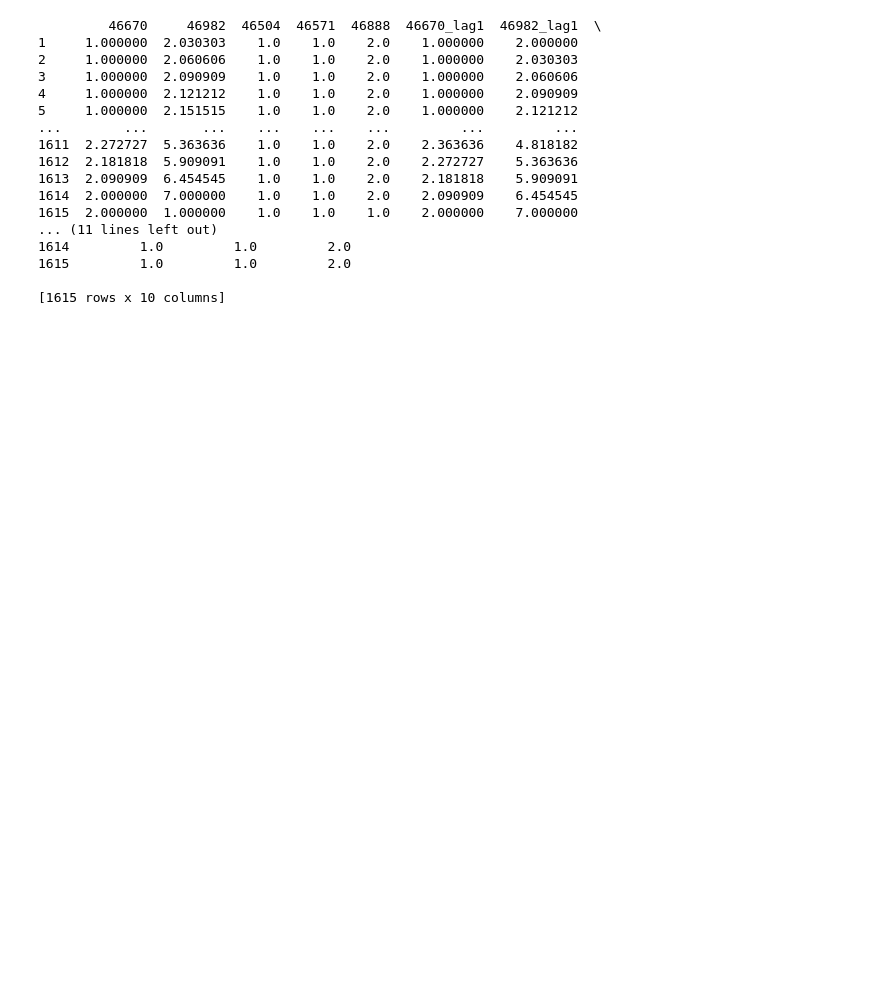
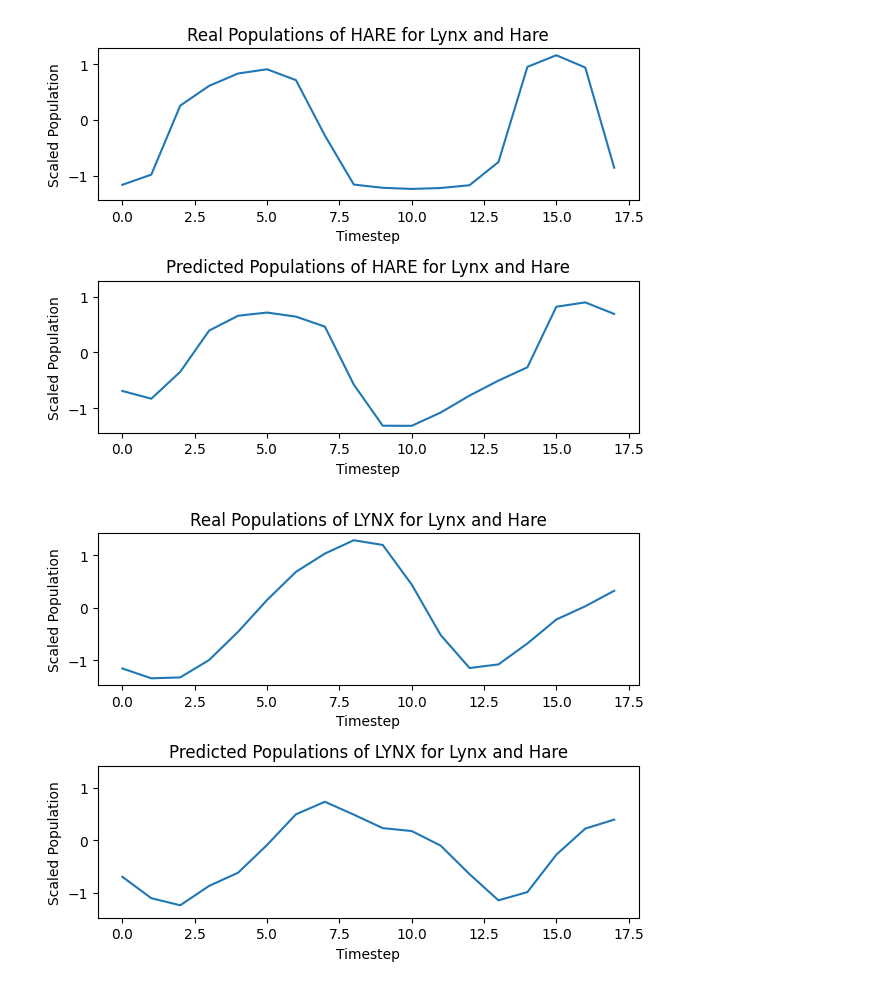
Before and after one commit to ANCP2021/ML-on-Graphs-Project, a Jupyter notebook: Models/GNNs/GCNConv.ipynb, the cells around one changed output. Cells and saved outputs as stored; diff of their text form; code cells hidden in the pictures; blank space fills up the shorter version.

```diff
--- a/Models/GNNs/GCNConv.ipynb
+++ b/Models/GNNs/GCNConv.ipynb
@@ -157,5 +138,61 @@ Final Test MAE: 0.3625452220439911
+# %%
+df = pd.read_csv('Datasets/Lynx_Hare/data.csv', usecols=['DATE', 'HARE', 'LYNX'])
+species = ['HARE', 'LYNX']
+dataset_name = 'Lynx and Hare'
+
+# Create lagged features for one-step ahead prediction
+df['HARE_lag1'] = df['HARE'].shift(1)
+df['LYNX_lag1'] = df['LYNX'].shift(1)
+
+df.dropna(inplace=True)
+
+# Define features (x) and targets (y)
+x = df[['HARE_lag1', 'LYNX_lag1']].values  # previous time step's data as input
+y = df[['HARE', 'LYNX']].values
+
+# Sequential split for training and testing
+split_idx = int(len(x) * 0.8)
+x_train, x_test = x[:split_idx], x[split_idx:]
+y_train, y_test = y[:split_idx], y[split_idx:]
+
+scaler = StandardScaler()
+x_train = scaler.fit_transform(x_train)
+x_test = scaler.transform(x_test)
+
+scaler = StandardScaler()
+y_train = scaler.fit_transform(y_train)
+y_test = scaler.transform(y_test)
+
+# Convert to PyTorch tensors
+x_train = torch.tensor(x_train, dtype=torch.float)
+x_test = torch.tensor(x_test, dtype=torch.float)
+y_train = torch.tensor(y_train, dtype=torch.float)
+y_test = torch.tensor(y_test, dtype=torch.float)
+
+edge_index = torch.tensor([[0], [1]], dtype=torch.long)  # Lynx -> Hare
+
+data_train = Data(x=x_train, edge_index=edge_index)
+data_test = Data(x=x_test, edge_index=edge_index)
+
+y_test_pred = model(data_test).detach().numpy()
+
+for expected, predicted, s  in zip(y_test.T, y_test_pred.T, species):
+    _, (real, pred) = plt.subplots(2, sharey = True)
+    pred.plot(range(len(predicted)), predicted)
+    pred.title.set_text(f'Predicted Populations of {s} for {dataset_name}')
+    pred.set_xlabel('Timestep')
+    pred.set_ylabel('Scaled Population')
+    real.plot(range(len(predicted)), expected)
+    real.title.set_text(f'Real Populations of {s} for {dataset_name}')
+    real.set_xlabel('Timestep')
+    real.set_ylabel('Scaled Population')
+    plt.tight_layout()
+    plt.show()
+# %% [output]
+[figure, added]
+[figure, added]
 # %%
-df = pd.read_csv('../../Datasets/study_373/top_5_373_time.csv', usecols=['46670', '46982', '46504', '46571', '46888'])
+df = pd.read_csv('Datasets/study_373/top_5_373_time.csv', usecols=['46670', '46982', '46504', '46571', '46888'])
 """
 46670  [Nyctereutes procyonoides]     Common Raccoon Dog      -> Rodents, Japanese Hare
 46982  [Sus scrofa]				      Wild Boar               -> Rodents, Japanese Hare
@@ -171,25 +208,6 @@ df.dropna(inplace=True)
 # Define features (x) and targets (y)
 x = df[['46670_lag1', '46982_lag1', '46504_lag1', '46571_lag1', '46888_lag1']].values  # previous time step's data as input
 y = df[['46670', '46982', '46504', '46571', '46888']].values
-print(df)
-# %% [output]
-         46670     46982  46504  46571  46888  46670_lag1  46982_lag1  \
-1     1.000000  2.030303    1.0    1.0    2.0    1.000000    2.000000
-2     1.000000  2.060606    1.0    1.0    2.0    1.000000    2.030303
-3     1.000000  2.090909    1.0    1.0    2.0    1.000000    2.060606
-4     1.000000  2.121212    1.0    1.0    2.0    1.000000    2.090909
-5     1.000000  2.151515    1.0    1.0    2.0    1.000000    2.121212
-...        ...       ...    ...    ...    ...         ...         ...
-1611  2.272727  5.363636    1.0    1.0    2.0    2.363636    4.818182
-1612  2.181818  5.909091    1.0    1.0    2.0    2.272727    5.363636
-1613  2.090909  6.454545    1.0    1.0    2.0    2.181818    5.909091
-1614  2.000000  7.000000    1.0    1.0    2.0    2.090909    6.454545
-1615  2.000000  1.000000    1.0    1.0    1.0    2.000000    7.000000
-... (11 lines left out)
-1614         1.0         1.0         2.0
-1615         1.0         1.0         2.0
-
-[1615 rows x 10 columns]
 # %%
 # Sequential split for training and testing
 split_idx = int(len(x) * 0.8)
```
Also changed, not shown: parts of 8 cells of this notebook.
